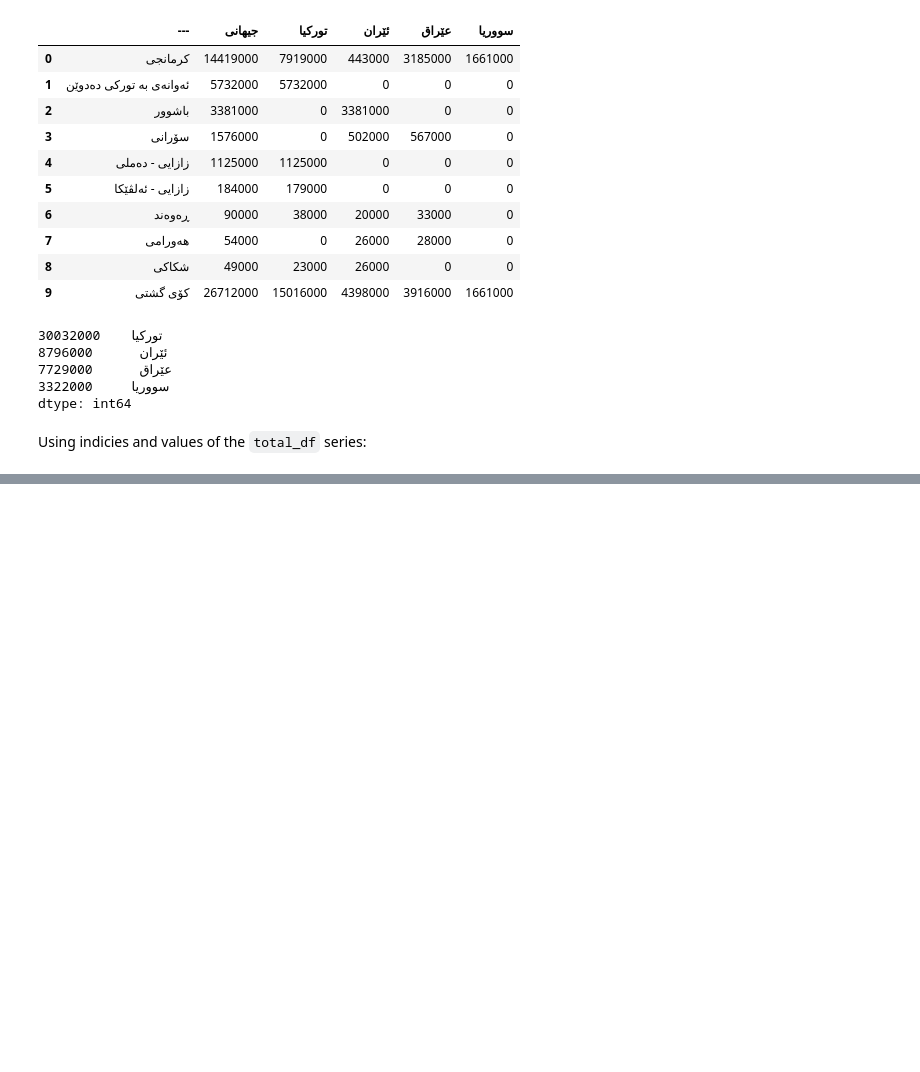
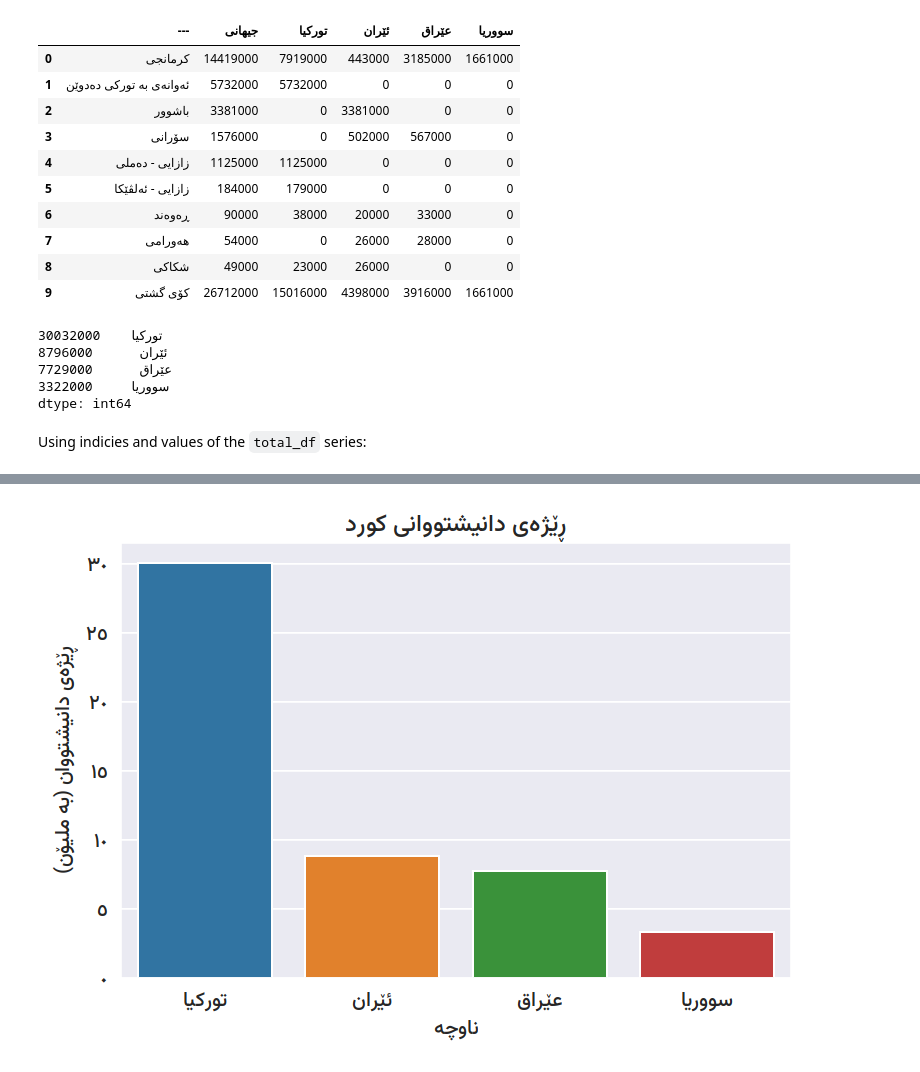
Before and after one commit to enabling-languages/python-i18n, a Jupyter notebook: notebooks/seaborn.ipynb, the cells around one changed output, grey strips where cells are left out. Drawn from its saved outputs; the diff is of its cells as text; code cells hidden in the pictures; blank space fills up the shorter version.

```diff
--- a/notebooks/seaborn.ipynb
+++ b/notebooks/seaborn.ipynb
@@ -35,3 +44,15 @@ digitsconv = lambda x: convert_digits(x.replace("-", "٠"), sep = seps)
+# %%
+def convert_to_sorani_ns(n, p=None, scale=None):
+    locale.setlocale(locale.LC_ALL, "en_US.UTF-8")
+    decimal_places = 2
+    n = n * scale if scale else n
+    format_string = '%0.' + str(decimal_places) + 'f' if type(n) == float else '%d'
+    n = locale.format_string(format_string, n, grouping=True, monetary=True)
+    n = n.replace(",", "ṯ").replace(".", "ḏ")
+    sep = ["\u066C", "\u066B"]
+    t = n.maketrans("0123456789", "٠١٢٣٤٥٦٧٨٩")
+    locale.setlocale(locale.LC_ALL, "")
+    return n.translate(t).replace("ṯ", sep[0] ).replace("ḏ", sep[1])
 # %% [markdown]
 ## Process data and plot data
 # %%
@@ -73,10 +100,12 @@ Using indicies and values of the `total_df` series:
 # %%
 sns.set_style('darkgrid')
 sns.set_context({"font.family": "Vazirmatn"})
-
 bp = sns.barplot(x=total_df.index, y=total_df.values)
 bp.set_title('ڕێژەی دانیشتووانی کورد')
 bp.set_xlabel("ناوچە")
-bp.set_ylabel(" ڕێژەی دانیشتووان")
-
-plt.show()
+bp.set_ylabel("ڕێژەی دانیشتووان (بە ملیۆن)")
+ns_formatter = ticker.FuncFormatter(lambda x, p: convert_to_sorani_ns(x, p, scale=0.000001))
+bp.get_yaxis().set_major_formatter(ns_formatter)
+#plt.show()
+# %% [output]
+[figure, added]
```
Also changed, not shown: parts of 7 cells of this notebook, 1 other file.
